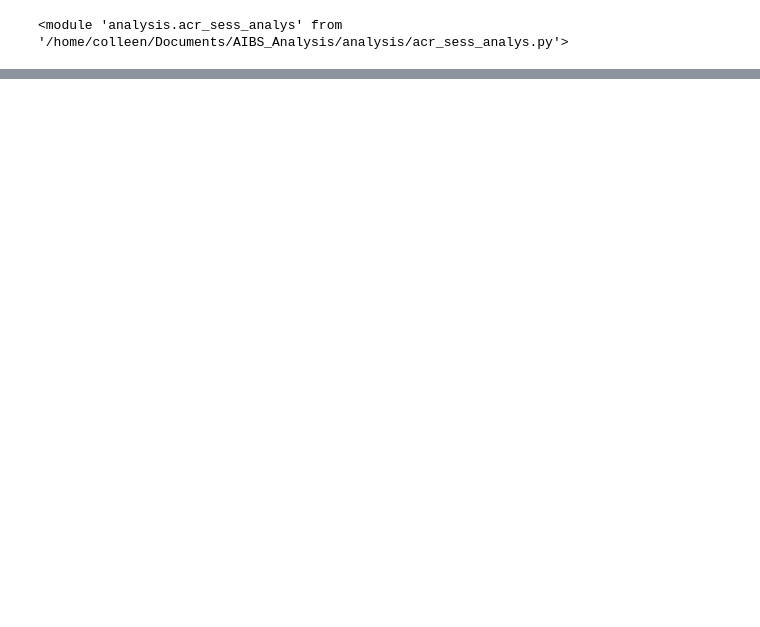
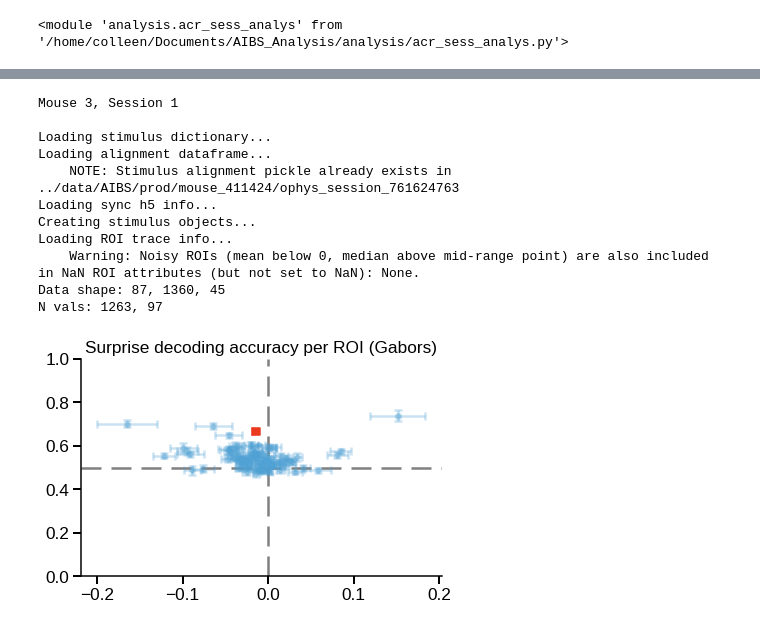
Before and after one commit to colleenjg/OpenScope_CA_Analysis, a Jupyter notebook: dev_notebook.ipynb, the cells around one changed output, grey strips where cells are left out. Drawn from its saved outputs; the diff is of its cells as text; code cells hidden in the pictures; blank space fills up the shorter version.

```diff
--- a/dev_notebook.ipynb
+++ b/dev_notebook.ipynb
@@ -110,0 +22,19 @@ Relative high median: [87]
+# %%
+def init_sessions(sessid, datadir):
+    sess = session.Session(datadir, sessid)
+    sess.extract_sess_attribs()
+    print(f'Mouse {sess.mouse_n}, Session {sess.sess_n}')
+    sess.extract_info()
+    return sess
+
+def extract_data_targ(sess, analyspar, stimpar):
+    data, targ = [], []
+    n_vals = []
+    # reg, surp x ROIs x seq x frames
+    data = acr_sess_analys.surp_data_by_sess(sess, analyspar, stimpar, datatype='roi', surp='bysurp',
+        integ=False, baseline=0.13)
+    n_vals = [sub_data.shape[1] for sub_data in data]
+    targ = np.concatenate([np.full(n, s) for s, n in enumerate(n_vals)])
+    data = np.concatenate(data, axis=1)
+
+    return data, targ, n_vals
@@ -110,0 +97,20 @@ Relative high median: [87]
+# %%
+pre = 0
+gabfr = 0
+# %%
+n_reg = 10
+n_shuff = 10
+seed = 905
+n_jobs = -1
+
+datadir = '../data/AIBS'
+scoring = ["neg_log_loss", "accuracy", "balanced_accuracy"]
+
+def set_all_parameters(stimtype):
+    if stimtype == 'gabors':
+        post = 1.5
+    elif stimtype == 'bricks':
+        post = 1.0
+
+    stimpar = sess_ntuple_util.init_stimpar(stimtype, gabfr=gabfr, pre=pre, post=post)
+    return stimpar
@@ -110,0 +162,17 @@ Relative high median: [87]
+# %%
+stimpar = set_all_parameters('gabors')
+full_acc, roi_acc, full_diff, roi_diff = run_all_logreg(761624763, datadir, scoring, stimpar, n_splits=n_reg, shuffle=False, seed=seed)
+plot_roi_acc(full_acc, roi_acc, full_diff, roi_diff, stimpar.stimtype)
+# %% [output]
+Mouse 3, Session 1
+
+Loading stimulus dictionary...
+Loading alignment dataframe...
+    NOTE: Stimulus alignment pickle already exists in ../data/AIBS/prod/mouse_411424/ophys_session_761624763
+Loading sync h5 info...
+Creating stimulus objects...
+Loading ROI trace info...
+    Warning: Noisy ROIs (mean below 0, median above mid-range point) are also included in NaN ROI attributes (but not set to NaN): None.
+Data shape: 87, 1360, 45
+N vals: 1263, 97
+[figure, added]
```
Also changed, not shown: parts of 18 cells of this notebook, 15 other files.
